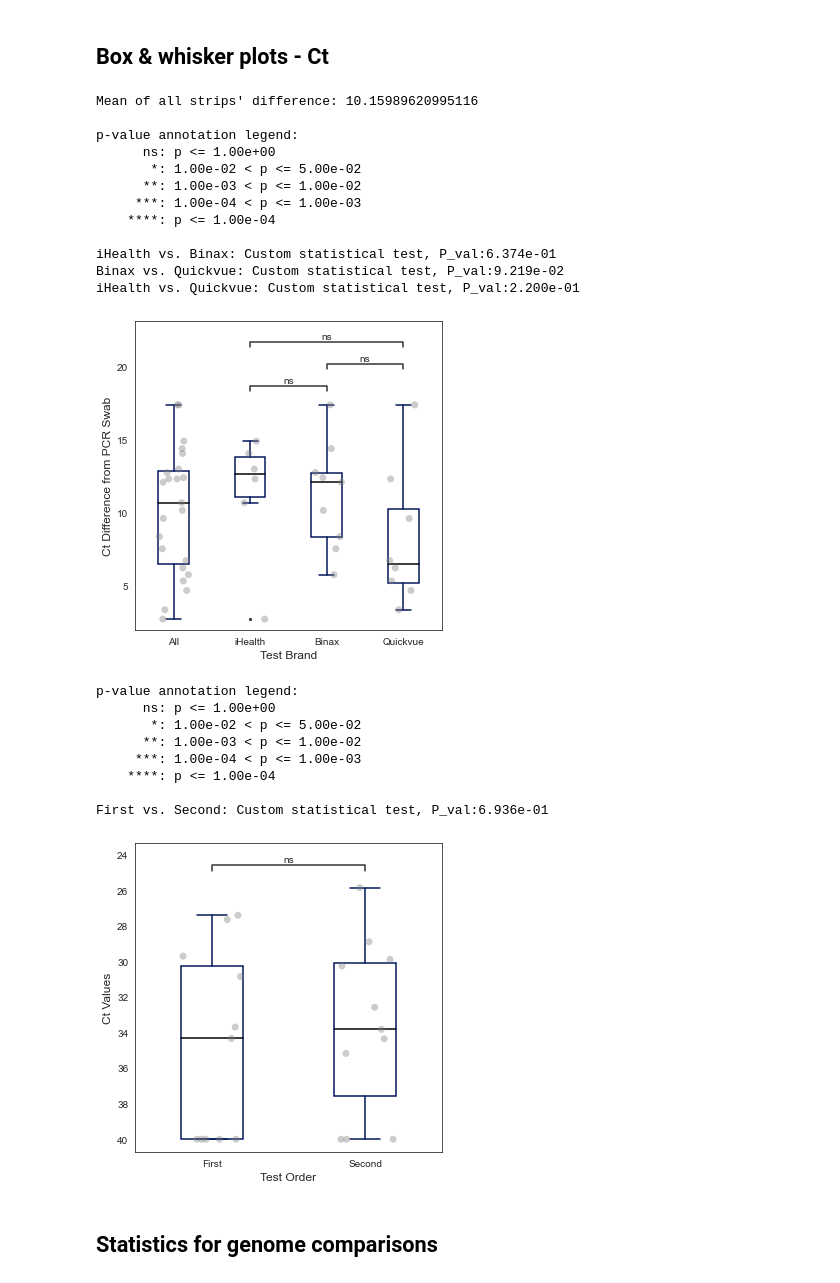
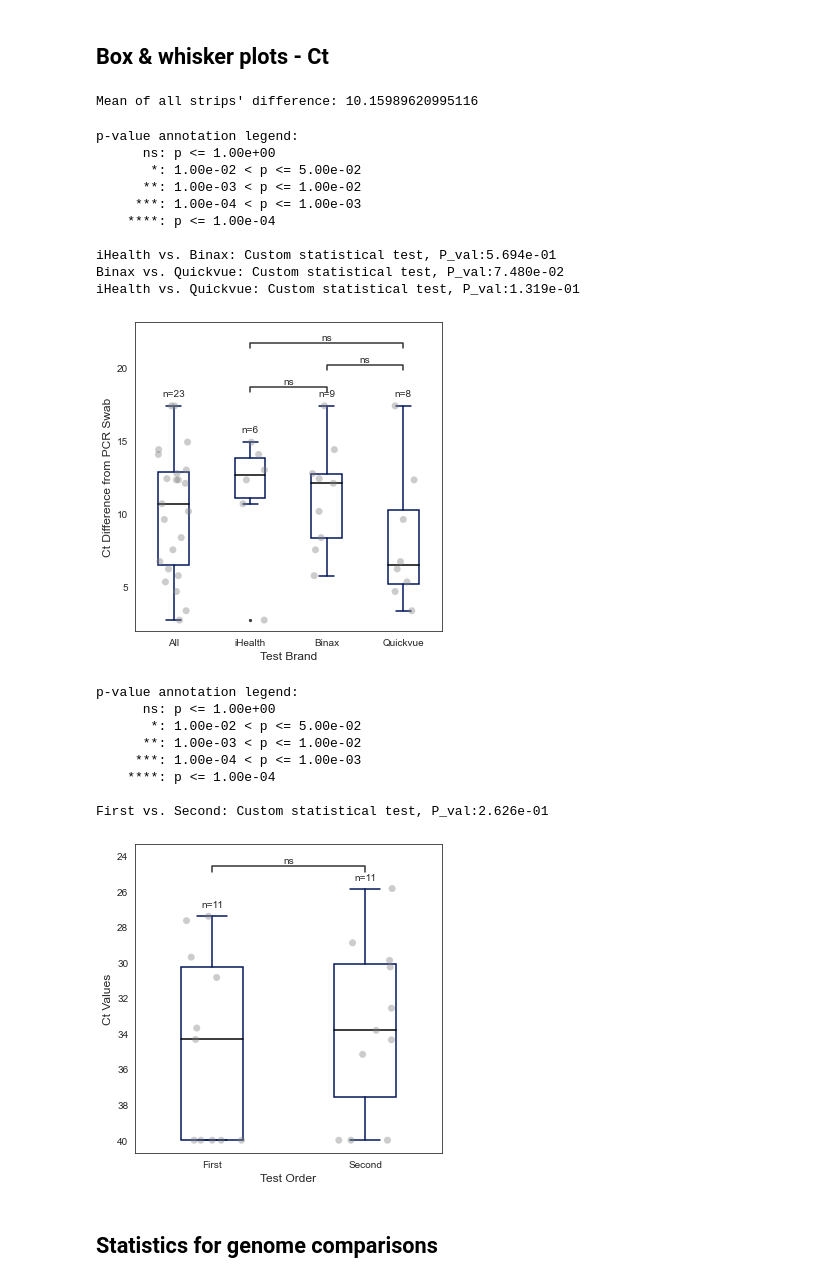
Before and after one commit to bpetros95/RDTseq, a Jupyter notebook: RDT_script.ipynb, the cells around one changed output. Drawn from its saved outputs; the diff is of its cells as text; code cells hidden in the pictures.

```diff
--- a/RDT_script.ipynb
+++ b/RDT_script.ipynb
@@ -99,3 +102,19 @@ Related to plotting figures
 def save_figure(figname):
     plt.tight_layout()
     plt.savefig(figname)
+# %%
+# add n=XX (number of data points) to box and whisker plots
+def add_n_XX(df,x,y,order,ax,offset,max=False):
+    df = df.dropna(subset=[y])
+    # Calculate number of obs per group & median to position labels
+    mins = df.groupby([x])[y].min()[order].values
+    if max==True:
+        mins = df.groupby([x])[y].max()[order].values
+    nobs = df[x].value_counts()[order].values
+    nobs = [str(i) for i in nobs.tolist()]
+    nobs = ["n=" + i for i in nobs]
+
+    # Add it to the plot
+    pos = range(len(nobs))
+    for tick,label in zip(pos,ax.get_xticklabels()):
+        ax.text(pos[tick], mins[tick]-offset, nobs[tick], horizontalalignment='center', size='medium')
@@ -102,3 +123,14 @@ def save_figure(figname):
+# %%
+# start to save variances for populations compared via wilcoxon
+df_wilcoxon = pd.DataFrame(columns=['Comparison','Group 1','Group Size (1)','Variance (1)',\
+                                    'Group 2','Group Size (2)','Variance (2)'])
+def save_wilcoxon_variances(comparison_name, df, pairs, df_wilcoxon):
+    for p in pairs:
+        tmp0 = df[df.variable==p[0]].dropna(subset=['value'])
+        tmp1 = df[df.variable==p[1]].dropna(subset=['value'])
+        df_wilcoxon.loc[len(df_wilcoxon)] = \
+        [comparison_name, p[0], len(tmp0), np.var(tmp0.value), p[1], len(tmp1), np.var(tmp1.value)]
+    return df_wilcoxon
 # %% [markdown]
 # Cohort 1: clinical study
 # %% [markdown]
@@ -106,13 +138,16 @@ def save_figure(figname):
 # %% [markdown]
 Clean up seq_metadata table
 # %%
-# Two dates were mistyped in the input file -- FIX THIS
+# Two dates were mistyped in the input file
 seq_metadata.loc[seq_metadata['Test Date']=='2022-08-18','Extraction Date'] = '2022-08-20'
 seq_metadata.loc[seq_metadata['Test Date']=='2022-08-15','Extraction Date'] = '2022-08-20'
 
 # set columns: ID number; Diagnosis date
 seq_metadata['ID']= seq_metadata['Broad tracking IDs'].squeeze().str.extract(pat = r'(\d+)').iloc[:,0]
 seq_metadata.rename(columns={'Enter the date of your positive diagnosis if applicable':'Diagnosis'},inplace=True)
+
+# remove 3 individuals who weren't included in analyses
+seq_metadata = seq_metadata[seq_metadata['Broad tracking IDs'].squeeze().str.contains(pat='^15|02|03')== False]
 # %% [markdown]
 Clean up rdt_value table
 # %%
@@ -233,48 +285,53 @@ sns.set_style("white")  # "white","dark","darkgrid","ticks"
 # %%
 plt.figure(figsize=[5,5])
 
 order = ['All','iHealth','Binax','Quickvue']
-ax = sns.boxplot(x="variable", y="value", order=order,data=pd.melt(df_total_Cq[order]), **args_boxplot)
+df=pd.melt(df_total_Cq[order])
+ax = sns.boxplot(x="variable", y="value", order=order,data=df, **args_boxplot)
 sns.stripplot(data=pd.melt(df_total_Cq[order]), x="variable", y="value", **args_stripplot)
+add_n_XX(df,'variable','value',order,ax,offset=-.65,max=True)
 
 print('Mean of all strips\' difference:', df_total_Cq.All.mean(),'\n')
 
 pairs = [['iHealth','Binax'],['iHealth','Quickvue'],['Binax','Quickvue']]
 annotator = Annotator(ax, pairs,data=pd.melt(df_total_Cq),x='variable',y='value',order=order)
-annotator.set_pvalues(get_pvalues(df_total_Cq,pairs))
+annotator.set_pvalues(get_pvalues2(df.dropna(),pairs))
 annotator.annotate()
+df_wilcoxon = save_wilcoxon_variances('Ct Difference from PCR', df, pairs, df_wilcoxon)
 
 plt.xlabel("Test Brand", fontweight='normal', fontsize=12)
 plt.ylabel("Ct Difference from PCR Swab", fontweight='normal', fontsize=12)
 plt.yticks(np.arange(5,25,5))
 ax.get_legend().remove();
 save_figure('fig/CT_difference_from_PCR.svg')
 # %% [output]
 Mean of all strips' difference: 10.15989620995116
-
-p-value annotation legend:
-      ns: p <= 1.00e+00
-       *: 1.00e-02 < p <= 5.00e-02
-      **: 1.00e-03 < p <= 1.00e-02
-     ***: 1.00e-04 < p <= 1.00e-03
-    ****: p <= 1.00e-04
-
-iHealth vs. Binax: Custom statistical test, P_val:6.374e-01
-Binax vs. Quickvue: Custom statistical test, P_val:9.219e-02
-iHealth vs. Quickvue: Custom statistical test, P_val:2.200e-01
+p-value annotation legend:
+      ns: p <= 1.00e+00
+       *: 1.00e-02 < p <= 5.00e-02
+      **: 1.00e-03 < p <= 1.00e-02
+     ***: 1.00e-04 < p <= 1.00e-03
+    ****: p <= 1.00e-04
+
+iHealth vs. Binax: Custom statistical test, P_val:5.694e-01
+Binax vs. Quickvue: Custom statistical test, P_val:7.480e-02
+iHealth vs. Quickvue: Custom statistical test, P_val:1.319e-01
-[figure, old version]
+[figure, new version]
 # %%
 plt.figure(figsize=[5,5])
 
 ax = sns.boxplot(x="variable", y="value", data=df_order,**args_boxplot)
 sns.stripplot(data=df_order, x="variable", y="value",**args_stripplot)
+add_n_XX(df_order,'variable','value',order=['First','Second'],ax=ax,offset=.5)
 
 ax.invert_yaxis()
 
 pairs = df_order.variable.unique()
 annotator = Annotator(ax, [pairs],data=df_order,x='variable',y='value')
-annotator.set_pvalues([ranksums(first,second,nan_policy='omit').pvalue])
+#annotator.set_pvalues([ranksums(first,second,nan_policy='omit').pvalue])
+annotator.set_pvalues(get_pvalues2(df_order, [pairs],wilcoxon=True))
 annotator.annotate()
+df_wilcoxon = save_wilcoxon_variances('Test Order', df_order, [pairs], df_wilcoxon)
 
 plt.xlabel("Test Order", fontweight='normal', fontsize=12)
 plt.ylabel("Ct Values", fontweight='normal', fontsize=12)
@@ -289,8 +346,8 @@ p-value annotation legend:
      ***: 1.00e-04 < p <= 1.00e-03
     ****: p <= 1.00e-04
 
-First vs. Second: Custom statistical test, P_val:6.936e-01
+First vs. Second: Custom statistical test, P_val:2.626e-01
-[figure, old version]
+[figure, new version]
 # %% [markdown]
 ##  Statistics for genome comparisons
 # %%
```
Also changed, not shown: parts of 56 cells of this notebook.
